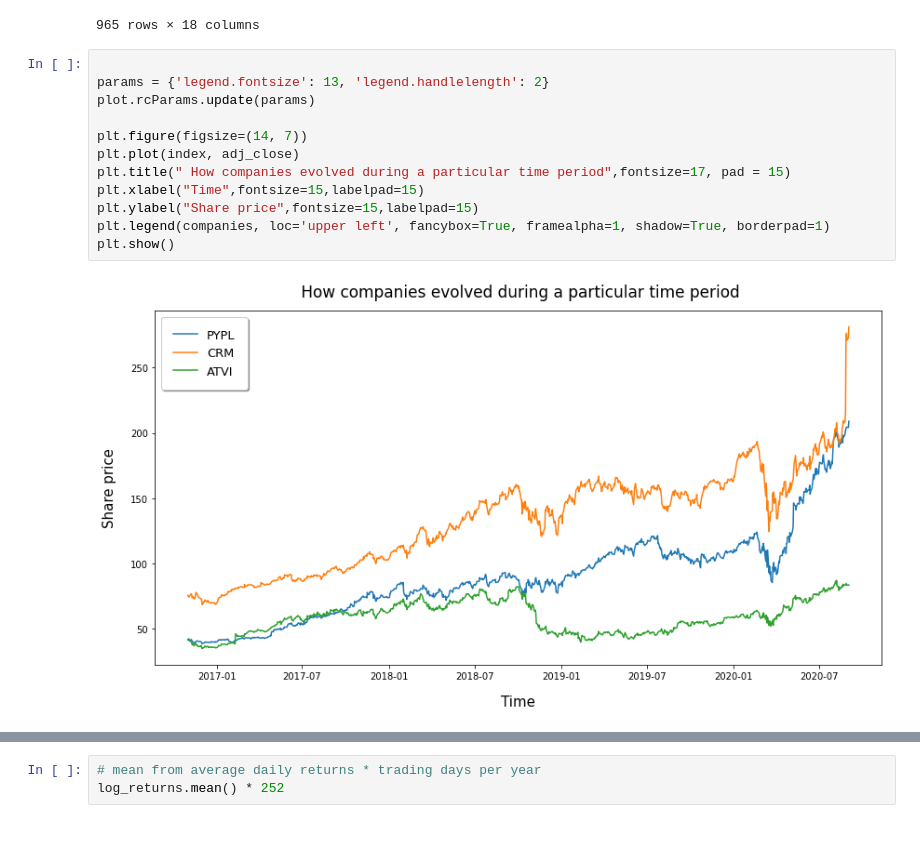
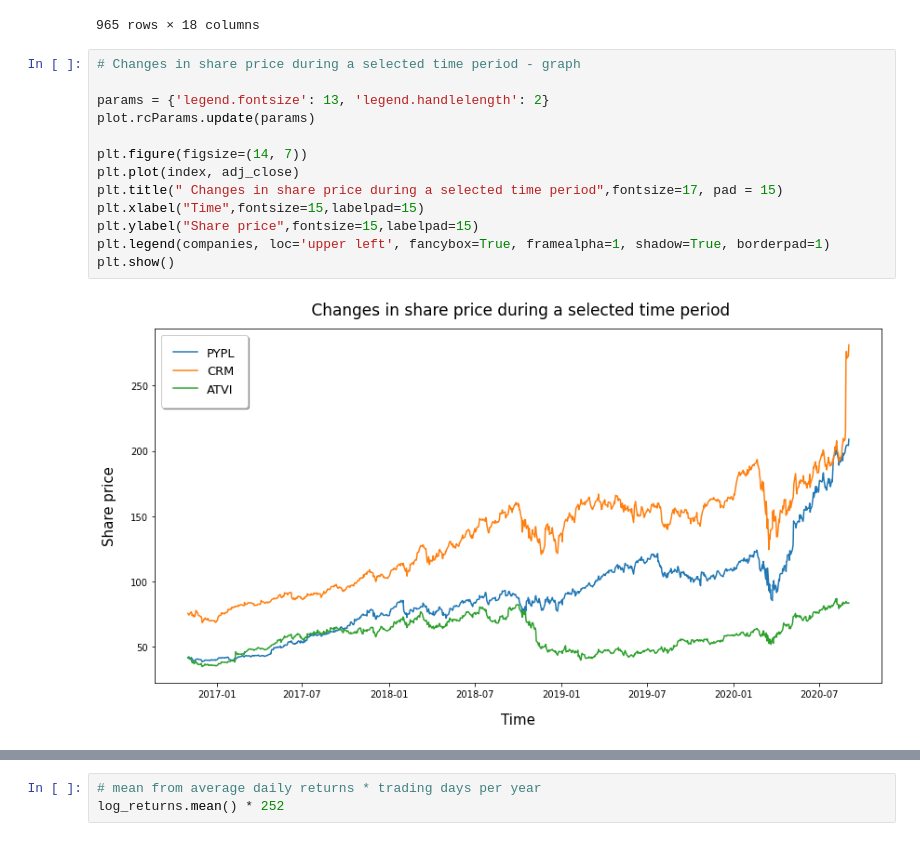
Before and after one commit to AdamSikorski/Markowitz-portfolio-model, a Jupyter notebook: Markowitz_model_newest_version.ipynb, the cells around one changed output, grey strips where cells are left out. Saved outputs shown, nothing was run; the diff lists cells and outputs as text.

```diff
--- a/Markowitz_model_newest_version.ipynb
+++ b/Markowitz_model_newest_version.ipynb
@@ -86,17 +86,18 @@ data
 | 2020-09-01 | 208.929993 | 281.250000 | 83.330002 | 208.929993 | 281.250000 | 83.330002 | 209.880005 | 281.929993 | 84.489998 | 205.145004 | ... |
 965 rows × 18 columns
 # %%
+# Changes in share price during a selected time period - graph
 
 params = {'legend.fontsize': 13, 'legend.handlelength': 2}
 plot.rcParams.update(params)
 
 plt.figure(figsize=(14, 7))
 plt.plot(index, adj_close)
-plt.title(" How companies evolved during a particular time period",fontsize=17, pad = 15)
+plt.title(" Changes in share price during a selected time period",fontsize=17, pad = 15)
 plt.xlabel("Time",fontsize=15,labelpad=15)
 plt.ylabel("Share price",fontsize=15,labelpad=15)
 plt.legend(companies, loc='upper left', fancybox=True, framealpha=1, shadow=True, borderpad=1)
 plt.show()
 # %% [output]
-[figure, old version]
+[figure, new version]
 # %%
```
Also changed, not shown: parts of 4 cells of this notebook.
